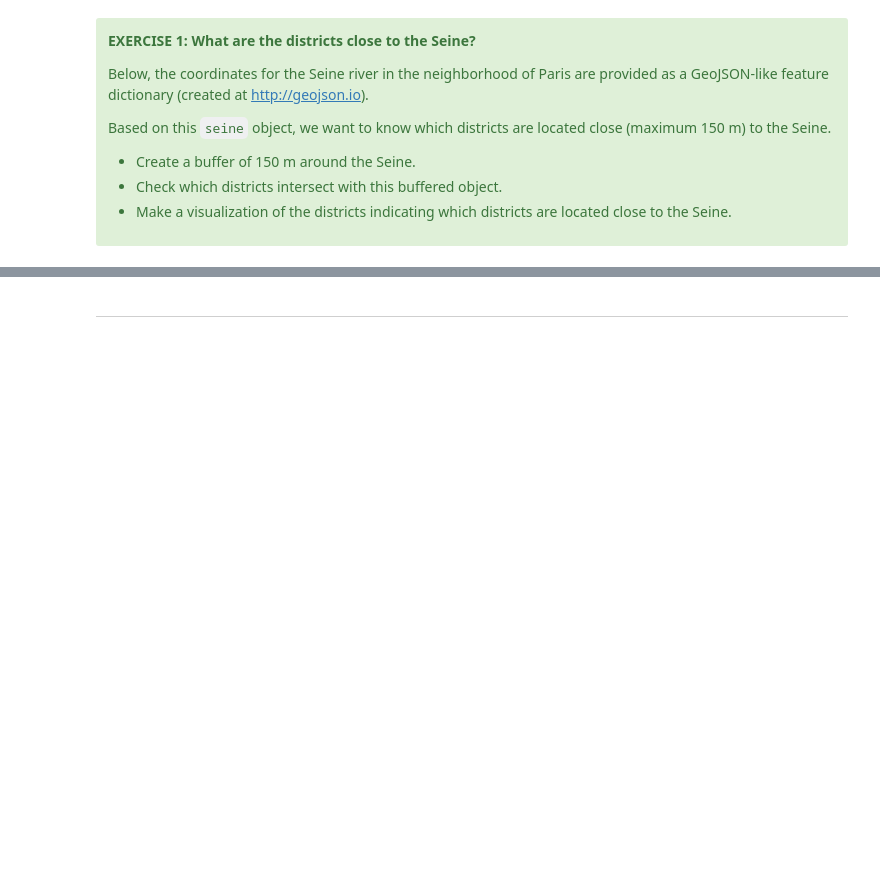
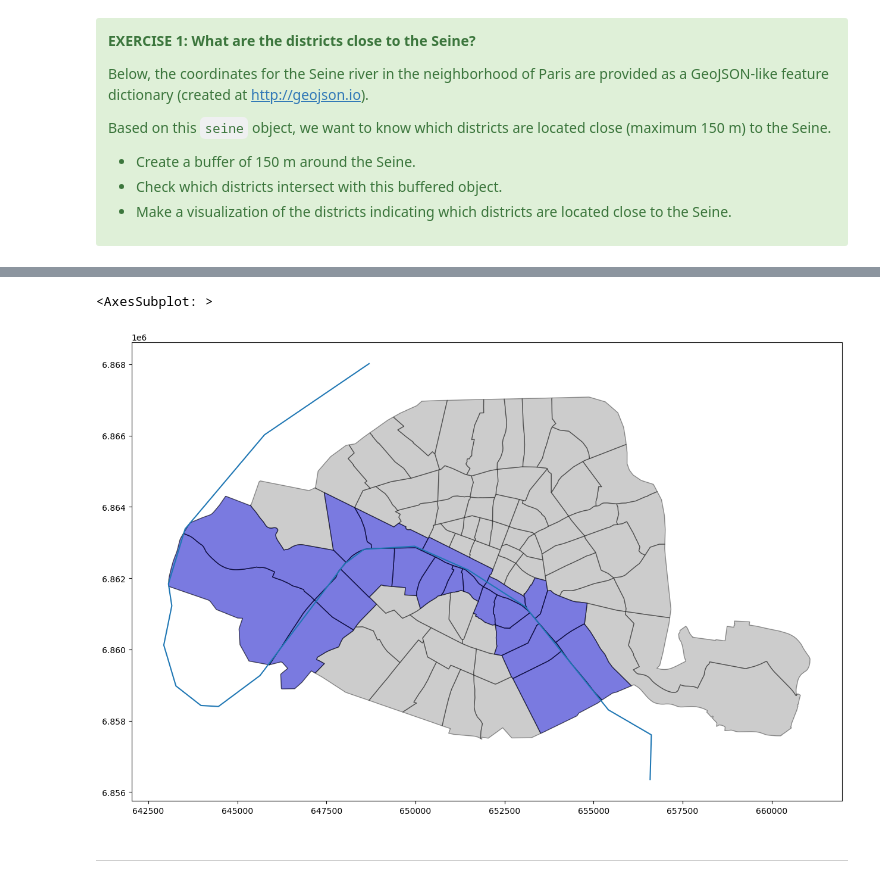
Before and after one commit to SYuGao/geopandas-tutorial, a Jupyter notebook: 04-spatial-operations-overlays.ipynb, the cells around one changed output, grey strips where cells are left out. Drawn from its saved outputs; the diff is of its cells as text; code cells hidden in the pictures; blank space fills up the shorter version.

```diff
--- a/04-spatial-operations-overlays.ipynb
+++ b/04-spatial-operations-overlays.ipynb
@@ -152,2 +252,5 @@ seine
 # %%
 # %load _solved/solutions/04-spatial-operations-overlays2.py
+# Use the intersection
+districts_seine = districts[districts.intersects(seine_buffer)]
+districts_seine
@@ -156,3 +275,13 @@ seine
+# %%
+# %load _solved/solutions/04-spatial-operations-overlays3.py
+# Make a plot
+fig, ax = plt.subplots(figsize=(20, 10))
+districts.plot(ax=ax, color='grey', alpha=0.4, edgecolor='k')
+districts_seine.plot(ax=ax, color='blue', alpha=0.4, edgecolor='k')
+s_seine_utm.plot(ax=ax)
+# %% [output]
+<AxesSubplot: >
+[figure, added]
 # %% [markdown]
 ------
 # %% [markdown]
```
Also changed, not shown: parts of 48 cells of this notebook, 3 other files.
